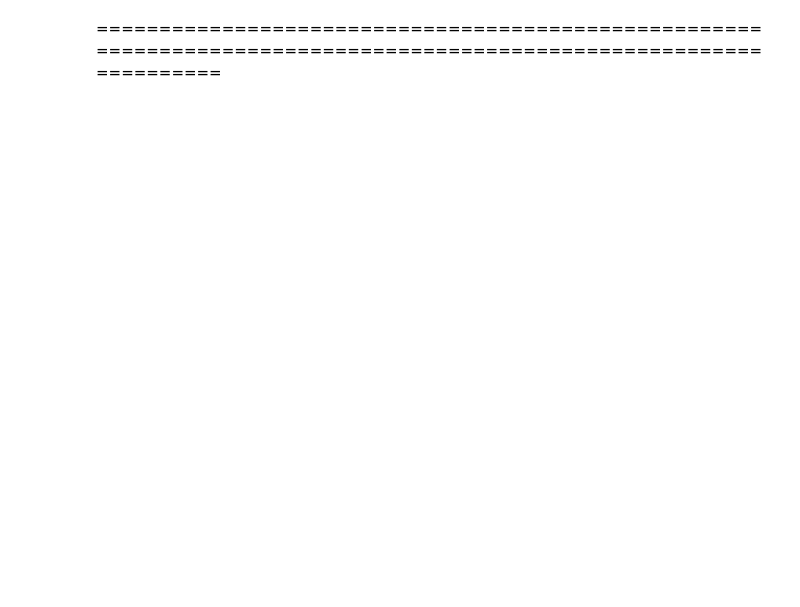
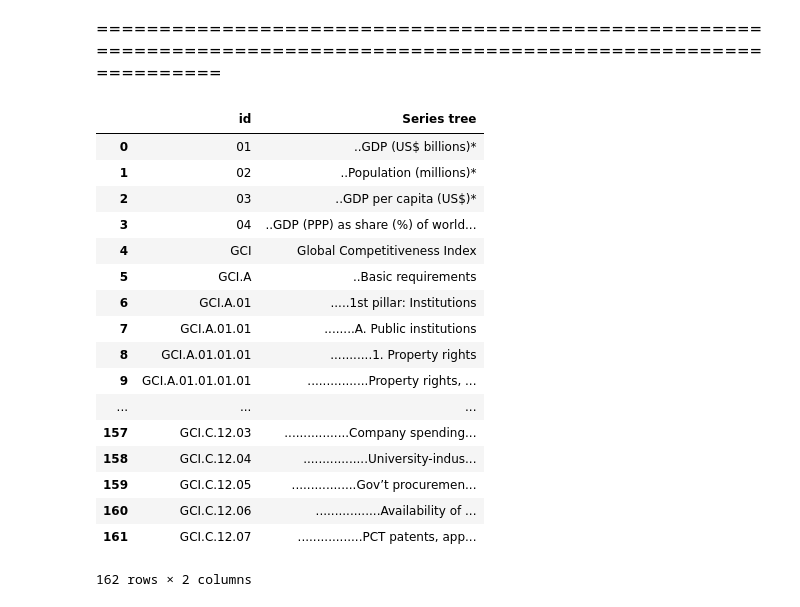
Before and after one commit to docBase/macg, a Jupyter notebook: src/macg/macg.ipynb, the cells around one changed output. Saved outputs shown, nothing was run; the diff lists cells and outputs as text; code cells hidden in the pictures; blank space fills up the shorter version.

```diff
--- a/src/macg/macg.ipynb
+++ b/src/macg/macg.ipynb
@@ -236,4 +244,25 @@ def plot_transformation(dfxot):
 # %% [markdown]
 ====================================================================================================================
+# %%
+metadata[['id', 'Series tree']]
+# %% [output]
+|  | id | Series tree |
+| 0 | 01 | ..GDP (US$ billions)* |
+| 1 | 02 | ..Population (millions)* |
+| 2 | 03 | ..GDP per capita (US$)* |
+| 3 | 04 | ..GDP (PPP) as share (%) of world... |
+| 4 | GCI | Global Competitiveness Index |
+| 5 | GCI.A | ..Basic requirements |
+| 6 | GCI.A.01 | .....1st pillar: Institutions |
+| 7 | GCI.A.01.01 | ........A. Public institutions |
+| 8 | GCI.A.01.01.01 | ...........1. Property rights |
+| 9 | GCI.A.01.01.01.01 | ................Property rights, ... |
+| ... | ... | ... |
+| 157 | GCI.C.12.03 | .................Company spending... |
+| 158 | GCI.C.12.04 | .................University-indus... |
+| 159 | GCI.C.12.05 | .................Gov’t procuremen... |
+| 160 | GCI.C.12.06 | .................Availability of ... |
+| 161 | GCI.C.12.07 | .................PCT patents, app... |
+162 rows × 2 columns
 # %%
 dfxo = gci.get_indicators(['GCI.A.02.02.01', 'GCI.A.02.01.01'], '2015-2016')
```
Also changed, not shown: parts of 14 cells of this notebook, 2 other files.
